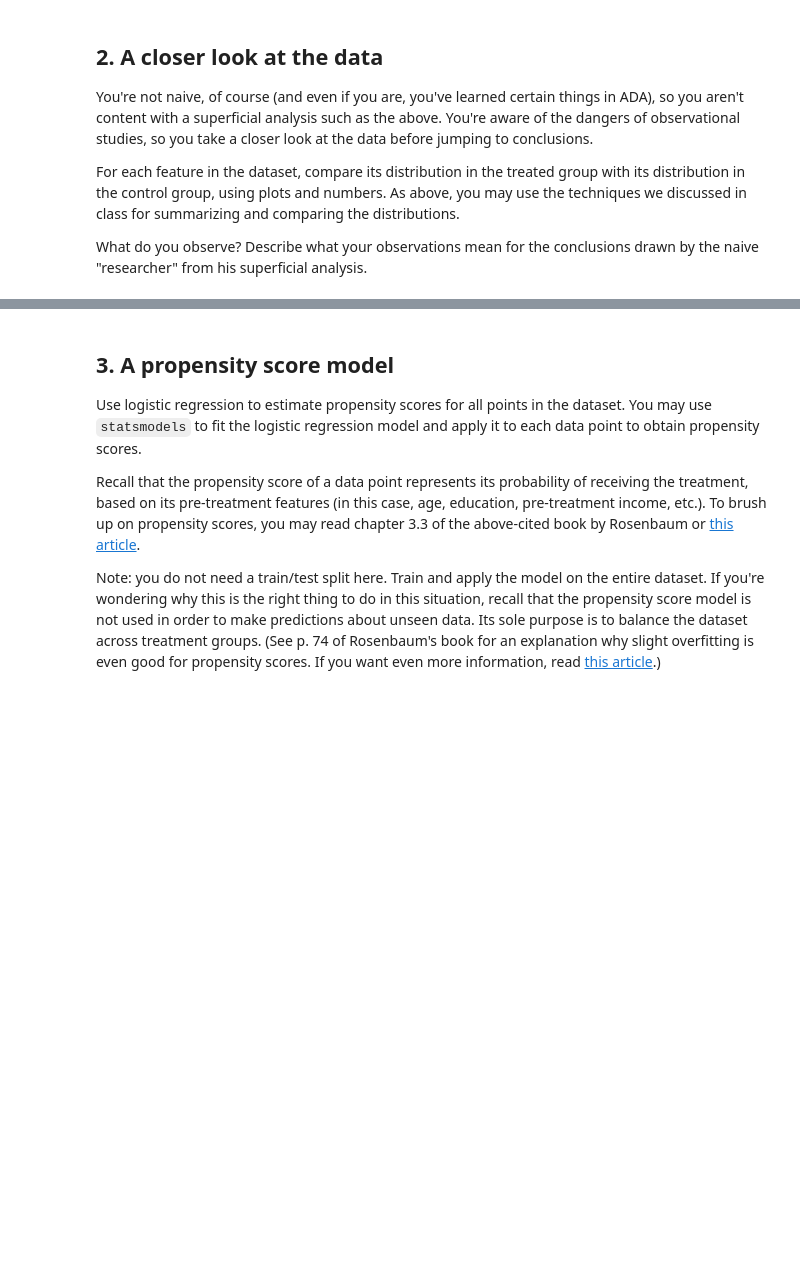
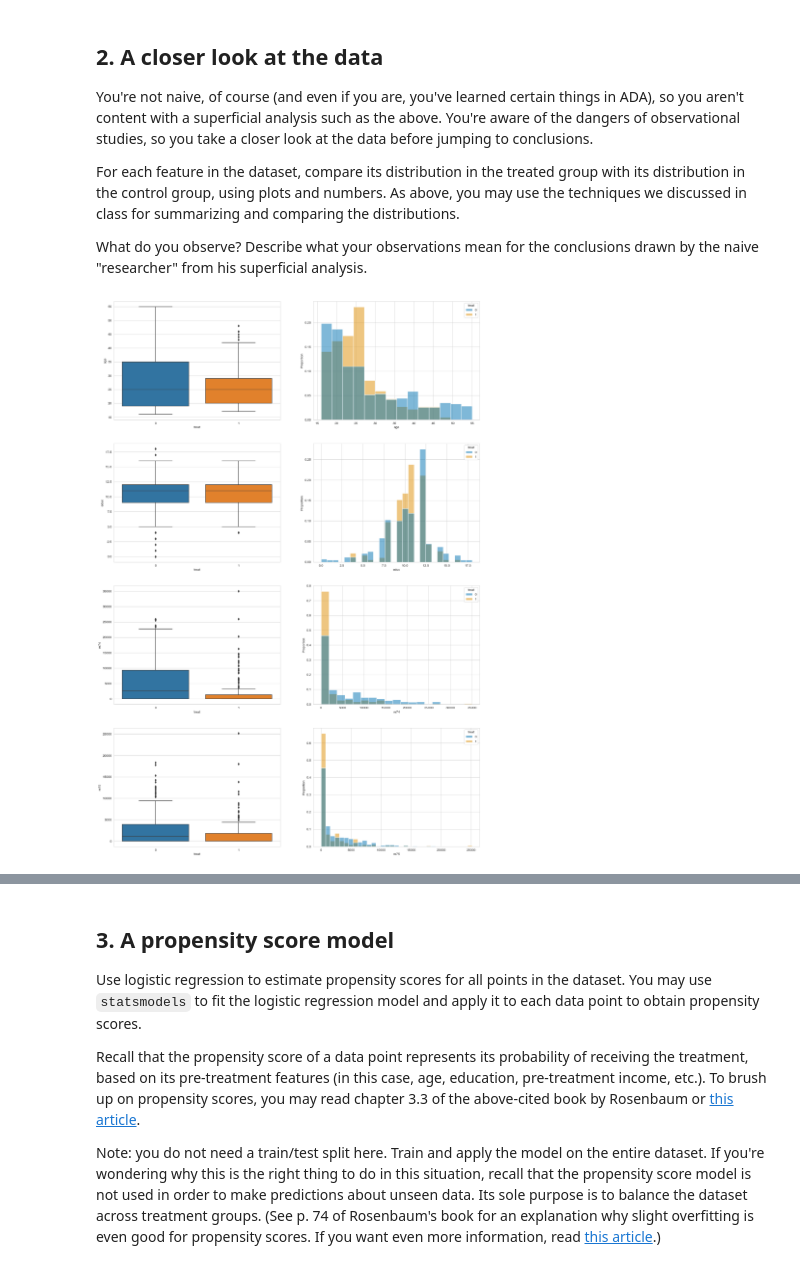
Before and after one commit to RamiATASSI/ADA, a Jupyter notebook: Exercises/05 - Causal analysis of observational data/Observational studies exercise.ipynb, the cells around one changed output, grey strips where cells are left out. Cells and saved outputs as stored; diff of their text form; code cells hidden in the pictures; blank space fills up the shorter version.

```diff
--- a/Exercises/05 - Causal analysis of observational data/Observational studies exercise.ipynb
+++ b/Exercises/05 - Causal analysis of observational data/Observational studies exercise.ipynb
@@ -75,0 +78,8 @@ Describe what your observations mean for the conclusions drawn by the naive "res
+# %%
+fig, ax = plt.subplots(4, 2, figsize=(20, 30))
+#for features age, educ, re74, re75 display boxplot and histplot
+for i, feature in enumerate(['age', 'educ', 're74', 're75']):
+    sns.boxplot(data=df, y=feature, x='treat', ax=ax[i, 0])
+    sns.histplot(data=df, x=feature, hue='treat', stat='proportion', common_norm=False, ax=ax[i, 1], palette='colorblind')
+# %% [output]
+[figure, added]
```
Also changed, not shown: parts of 24 cells of this notebook, 2 other files.
